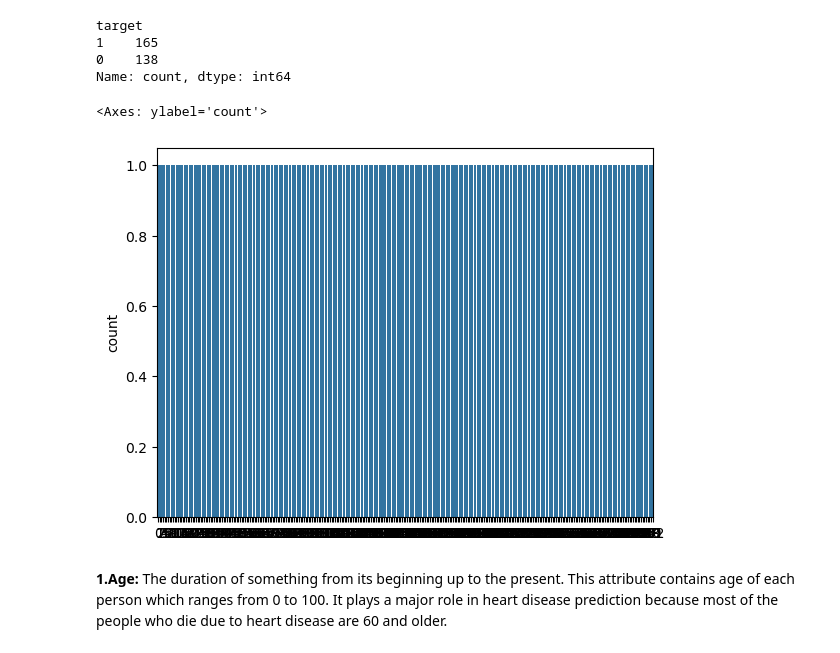
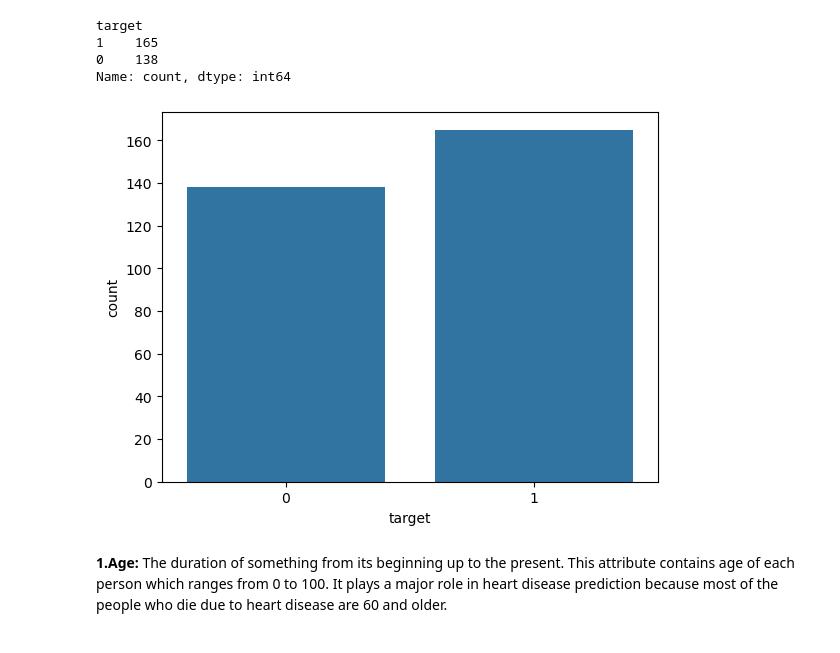
Before and after one commit to sai14karthik/Heart-Disease-Classification, a Jupyter notebook: IDP Code.ipynb, the cells around one changed output. Saved outputs shown, nothing was run; the diff lists cells and outputs as text; code cells hidden in the pictures.

```diff
--- a/IDP Code.ipynb
+++ b/IDP Code.ipynb
@@ -20,10 +22,10 @@ target
 Name: count, dtype: int64
 # %%
 y=df["target"]
-sns.countplot(df["target"])
+sns.countplot(data=df, x="target")
+plt.show()
 # %% [output]
-<Axes: ylabel='count'>
-[figure, old version]
+[figure, new version]
 # %% [markdown]
 **1.Age:** The duration of something from its beginning up to the present. This attribute contains age of each person which ranges from 0 to 100. It plays a major role in heart disease prediction because most of the people who die due to heart disease are 60 and older.
 # %% [markdown]
```
Also changed, not shown: parts of 13 cells of this notebook.
